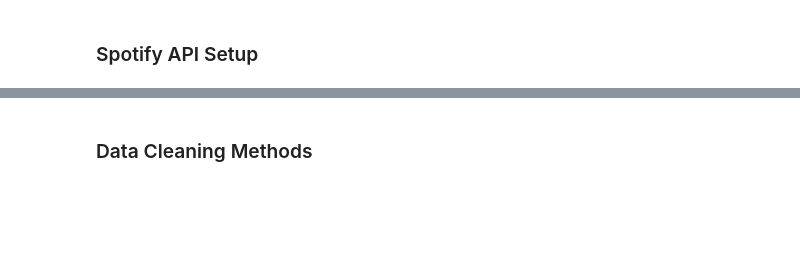
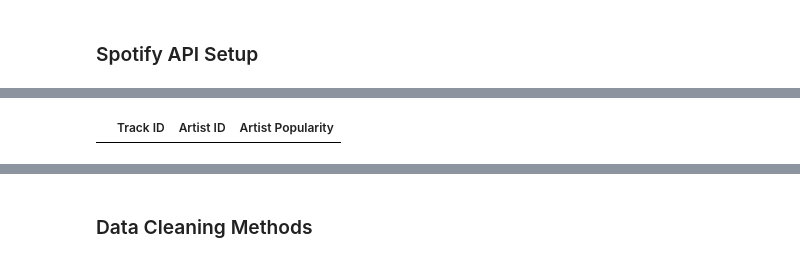
Before and after one commit to sumanasithalam/Top-Charts-Song-Classification, a Jupyter notebook: SongsAnalysis.ipynb, the cells around one changed output, grey strips where cells are left out. Drawn from its saved outputs; the diff is of its cells as text; code cells hidden in the pictures; blank space fills up the shorter version.

Commit message:
add spotify api functions and class

```diff
--- a/SongsAnalysis.ipynb
+++ b/SongsAnalysis.ipynb
@@ -36,33 +38,3 @@ def import_data():
     return unedited_song_data
 # %% [markdown]
 ### Spotify API Setup
-# %%
-class SpotifyAPI:
-    def __init__(self, client_id: str, client_secret: str):
-        """
-        Create a SpotifyAPI object
-        :param client_id: Your Spotify client ID
-        :param client_secret: Your Spotify client secret
-        """
-        credentials_manager = oauth2.SpotifyClientCredentials(client_id=client_id, client_secret=client_secret)
-        self.sp = Spotify(client_credentials_manager=credentials_manager)
-        self.artist_popularity = {}
-
-    def add_artist_popularity(artist_popularity_pair: dict):
-        print(artist_popularity_pair)
-        artist_popularity.update(artist_popularity_pair)
-
-    def artist_popularity_from_track(self, track_spotify_id: str):
-        """
-        Returns the popularity of the track's artist
-        :param track_spotify_id: Spotify ID of the track
-        """
-        spotify_track = self.sp.track(track_id=track_spotify_id)
-        return spotify_track
-#         primary_artist_id = spotify_track['artist][0]
-#         print(primary_artist_id)
-
-        # return self.sp.artist(primary_artist_id)['popularity']
-    def tracks(self, tracks_list):
-        spotify_tracks = self.sp.tracks(tracks=tracks_list)
-        return spotify_tracks
@@ -90,0 +97,6 @@ spotify_api.artist_popularity_from_track('3FeufAV1f6fajILIQuAXMw')
+# %%
+spotify_api_0 = SpotifyAPI(client_id=secret.spotify_client_id_tester, client_secret=secret.spotify_secret_key_tester)
+spotify_api_1 = SpotifyAPI(client_id=secret.spotify_client_id_1, client_secret=secret.spotify_secret_key_1)
+spotify_api_2 = SpotifyAPI(client_id=secret.spotify_client_id_2, client_secret=secret.spotify_secret_key_2)
+spotify_api_3 = SpotifyAPI(client_id=secret.spotify_client_id_3, client_secret=secret.spotify_secret_key_3)
+spotify_api_4 = SpotifyAPI(client_id=secret.spotify_client_id_4, client_secret=secret.spotify_secret_key_4)
@@ -90,0 +129,4 @@ spotify_api.artist_popularity_from_track('3FeufAV1f6fajILIQuAXMw')
+# %%
+spotify_api_0.artist_popularity
+# %% [output]
+|  | Track ID | Artist ID | Artist Popularity |
```
Also changed, not shown: parts of 23 cells of this notebook.
